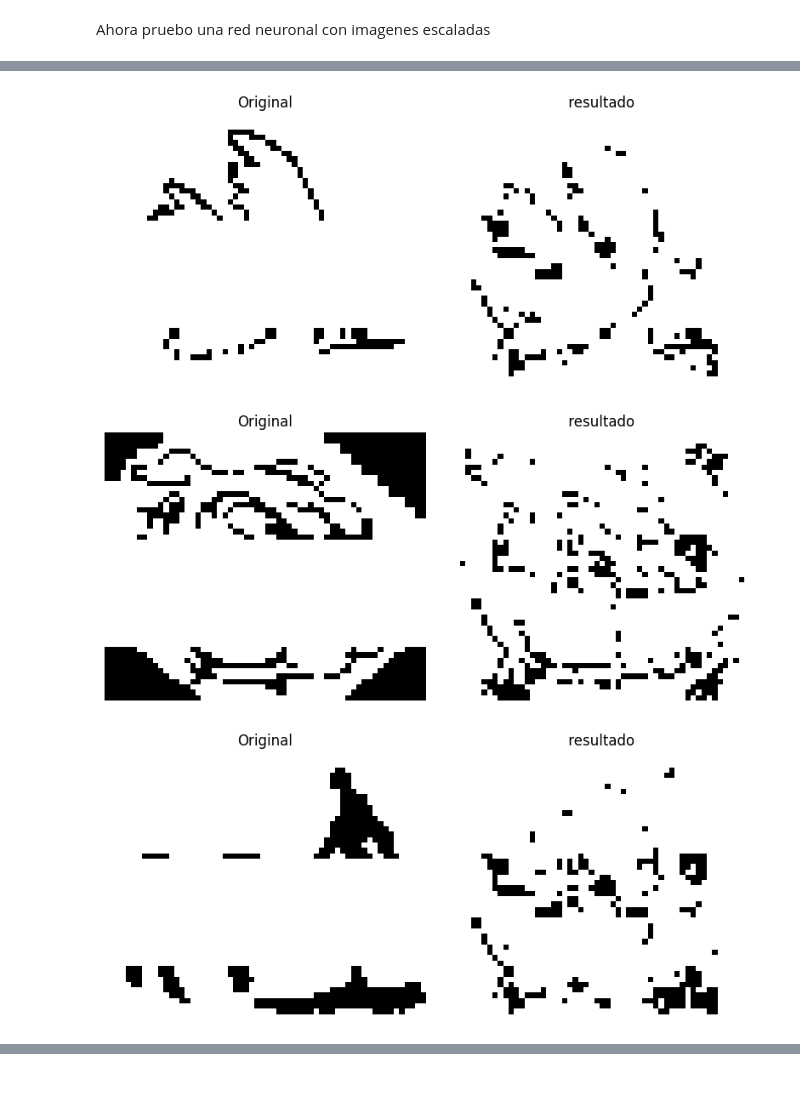
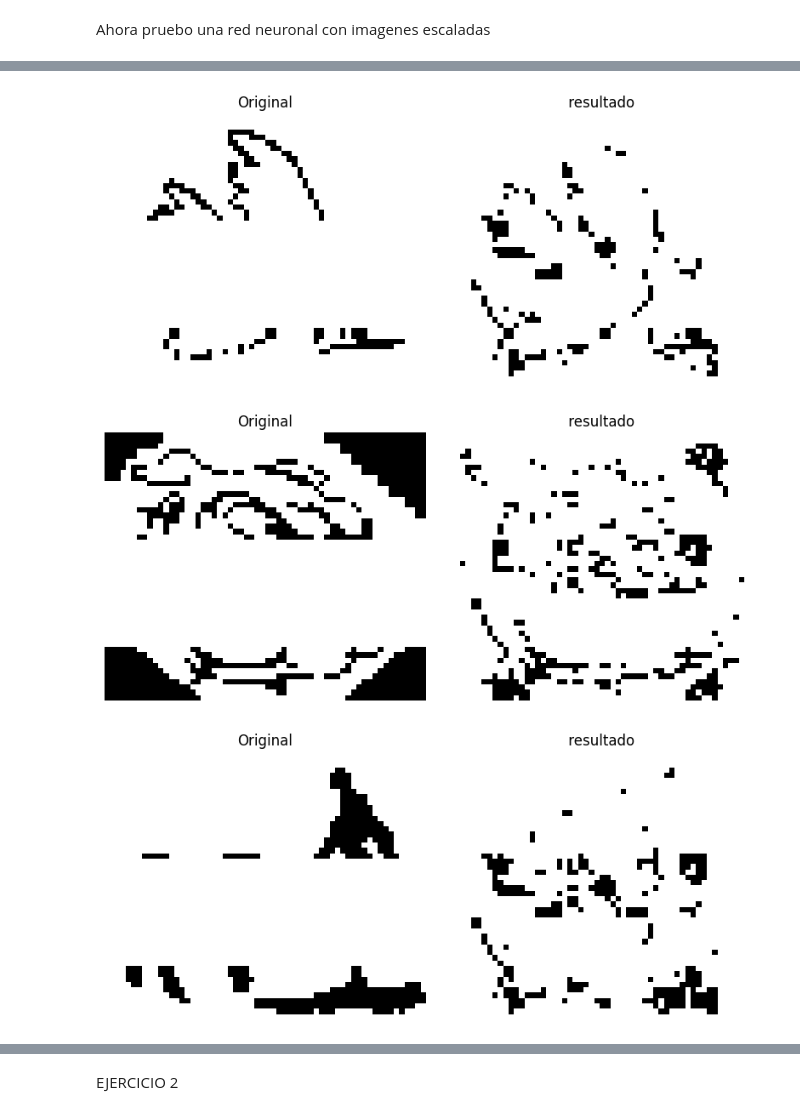
Before and after one commit to Milidoni0cris/Redes-Neuronales, a Jupyter notebook: TP1/TP1_RedesNeuronales.ipynb, the cells around one changed output, grey strips where cells are left out. Cells and saved outputs as stored; diff of their text form; code cells hidden in the pictures; blank space fills up the shorter version.

```diff
--- a/TP1/TP1_RedesNeuronales.ipynb
+++ b/TP1/TP1_RedesNeuronales.ipynb
@@ -186,6 +197,6 @@ red2.train(patterns2)
 # %%
 for i in [pandaFullfil, palomaFullfil, perroFullfil, toreroFullfil, quijoteFullfil, vFullfil]:
-    example,_ = red2.evaluate(load_image_to_pattern(i))
+    example,_ = red2.evaluate_asynchronous(load_image_to_pattern(i))
     Recovered = recover_image(example, (50,60))
     show_two_images(i, Recovered, "Original", " resultado")
 # %% [output]
@@ -199,7 +210,7 @@ for i in [pandaFullfil, palomaFullfil, perroFullfil, toreroFullfil, quijoteFullf
 for i in [pandaFullfil, palomaFullfil, perroFullfil, toreroFullfil, quijoteFullfil, vFullfil]:
     aux = i.copy()
     aux[20:40, :] = 255
-    example,_ = red2.evaluate(load_image_to_pattern(aux))
+    example,_ = red2.evaluate_asynchronous(load_image_to_pattern(aux))
     Recovered = recover_image(example, (50,60))
     show_two_images(aux, Recovered, "Original", " resultado")
 # %% [output]
@@ -212,5 +223,5 @@ for i in [pandaFullfil, palomaFullfil, perroFullfil, toreroFullfil, quijoteFullf
 # %%
-example,_ = red2.evaluate(load_image_to_pattern(vFullfil))
+example,_ = red2.evaluate_asynchronous(load_image_to_pattern(vFullfil))
 Recovered = recover_image(example, (50,60))
 show_two_images(vFullfil, Recovered, "Original", " resultado")
 # %% [output]
@@ -231,7 +242,7 @@ red3 = HopfieldNetwork(3000)
 red3.train(patterns3)
 # %%
 for i in [pandaScaled, palomaScaled, perroScaled, toreroScaled, quijoteScaled, vScaled]:
-    example,_ = red3.evaluate(load_image_to_pattern(i))
+    example,_ = red3.evaluate_asynchronous(load_image_to_pattern(i))
     Recovered = recover_image(example, (50,60))
     show_two_images(i, Recovered, "Original", " resultado")
 # %% [output]
@@ -245,7 +256,7 @@ for i in [pandaScaled, palomaScaled, perroScaled, toreroScaled, quijoteScaled, v
 for i in [pandaScaled, palomaScaled, perroScaled, toreroScaled, quijoteScaled, vScaled]:
     aux = i.copy()
     aux[20:40, :] = 255
-    example,_ = red3.evaluate(load_image_to_pattern(aux))
+    example,_ = red3.evaluate_asynchronous(load_image_to_pattern(aux))
     Recovered = recover_image(example, (50,60))
     show_two_images(aux, Recovered, "Original", " resultado")
 # %% [output]
@@ -253,3 +264,3 @@ for i in [pandaScaled, palomaScaled, perroScaled, toreroScaled, quijoteScaled, v
 [figure]
-[figure, old version]
+[figure, new version]
-[figure, old version]
+[figure, new version]
@@ -257,0 +269,2 @@ for i in [pandaScaled, palomaScaled, perroScaled, toreroScaled, quijoteScaled, v
+# %% [markdown]
+EJERCICIO 2
```
Also changed, not shown: parts of 15 cells of this notebook.
